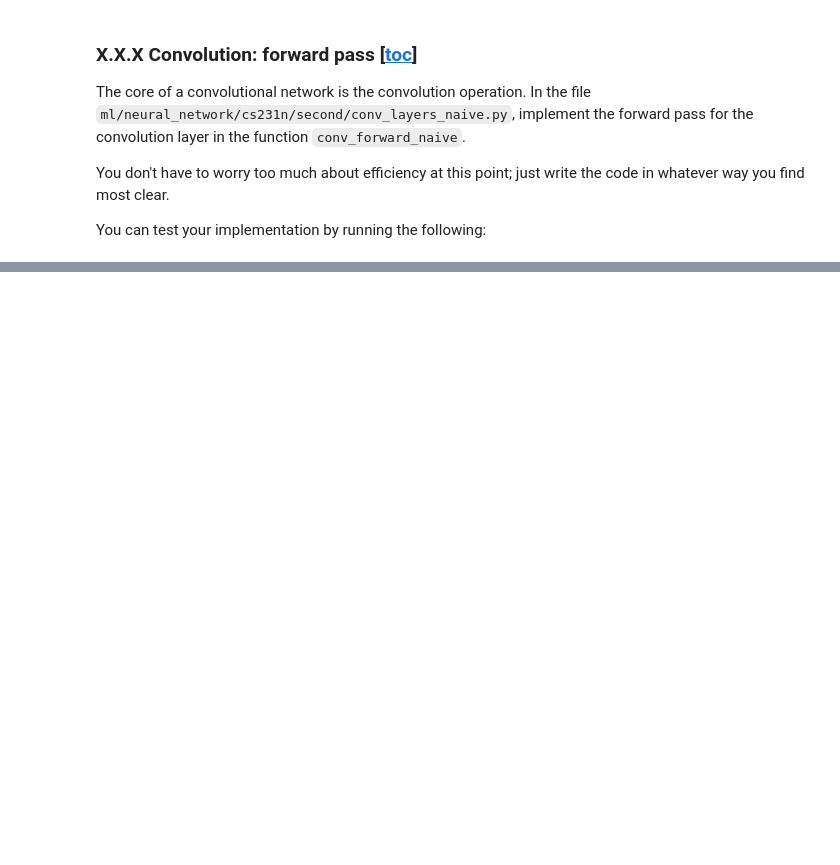
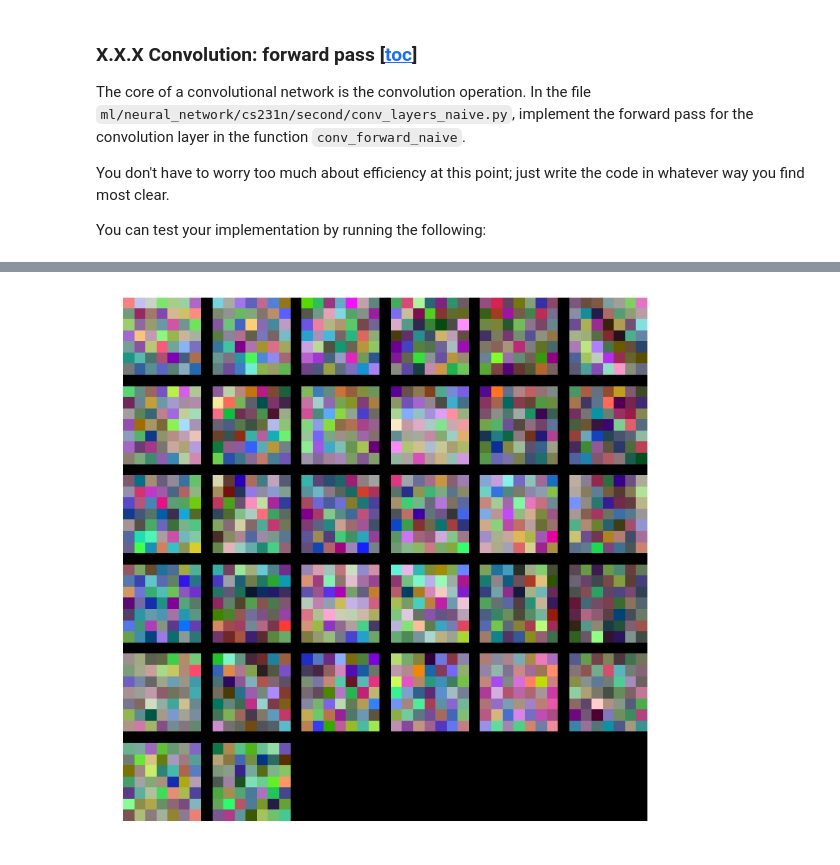
Before and after one commit to siri3us/ml, a Jupyter notebook: notebooks/my_neural_net/HW2_conv.ipynb, the cells around one changed output, grey strips where cells are left out. Cells and saved outputs as stored; diff of their text form; code cells hidden in the pictures; blank space fills up the shorter version.

```diff
--- a/notebooks/my_neural_net/HW2_conv.ipynb
+++ b/notebooks/my_neural_net/HW2_conv.ipynb
@@ -465,0 +1388,10 @@ print('db error: ', rel_error(db, db_num))
+# %%
+from ml.utils.vis_utils import visualize_grid
+
+grid = visualize_grid(model[0].W.transpose(0, 2, 3, 1), n_cols=6)
+plt.imshow(grid.astype('uint8'))
+plt.axis('off')
+plt.gcf().set_size_inches(10, 10)
+plt.show()
+# %% [output]
+[figure, added]
```
Also changed, not shown: parts of 50 cells of this notebook, 3 other files.
